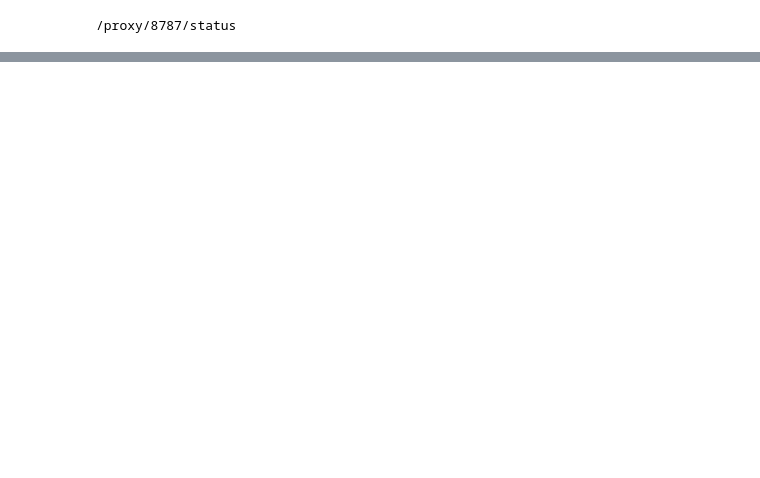
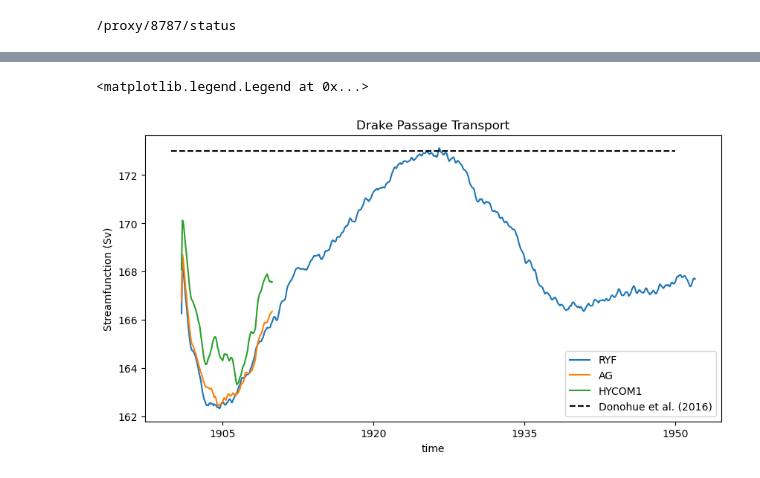
Before and after one commit to AndyHoggANU/anu-tub, a Jupyter notebook: diagnostics/ACCESS-OM3-Testing.ipynb, the cells around one changed output, grey strips where cells are left out. Drawn from its saved outputs; the diff is of its cells as text; code cells hidden in the pictures; blank space fills up the shorter version.

```diff
--- a/diagnostics/ACCESS-OM3-Testing.ipynb
+++ b/diagnostics/ACCESS-OM3-Testing.ipynb
@@ -106,0 +103,4 @@ plt.savefig('AG_Test.png',dpi=400)
+# %%
+esm_file_ryf='/g/data/ol01/outputs/access-om3-25km/MC_25km_jra_ryf-1.0-beta-cdfb3543/experiment_datastore.json'
+esm_file_ag ='/g/data/x77/ahg157/access-om3/om3-25km-ag-536027c3/datastore.json'
+esm_file_h1 ='/g/data/x77/ahg157/access-om3/om3-25km-hycom1-fa7a9287/datastore.json'
@@ -106,0 +128,38 @@ plt.savefig('AG_Test.png',dpi=400)
+# %%
+umo_2d_ryf = datastore_ryf.search(variable="umo_2d").to_dask(
+    xarray_open_kwargs = dict(
+        chunks={"time": -1},
+        decode_timedelta=True
+    )
+)
+umo_2d_ag = datastore_ag.search(variable="umo_2d").to_dask(
+    xarray_open_kwargs = dict(
+        chunks={"time": -1},
+        decode_timedelta=True
+    )
+)
+umo_2d_h1 = datastore_h1.search(variable="umo_2d").to_dask(
+    xarray_open_kwargs = dict(
+        chunks={"time": -1},
+        decode_timedelta=True
+    )
+)
+DP_Trans_ryf = umo_2d_ryf["umo_2d"].sel(xq=-70,method='nearest').sel(yh=slice(-71,-54)).sum("yh").load() / 1035 / 1e6
+DP_Trans_ag = umo_2d_ag["umo_2d"].sel(xq=-70,method='nearest').sel(yh=slice(-71,-54)).sum("yh").load() / 1035 / 1e6
+DP_Trans_h1 = umo_2d_h1["umo_2d"].sel(xq=-70,method='nearest').sel(yh=slice(-71,-54)).sum("yh").load() / 1035 / 1e6
+# %%
+plt.figure(figsize=(10, 5))
+
+DP_Trans_ryf.rolling(time=12).mean().plot(label='RYF')
+DP_Trans_ag.rolling(time=12).mean().plot(label='AG')
+DP_Trans_h1.rolling(time=12).mean().plot(label='HYCOM1')
+
+plt.plot([cftime.datetime(1900, 1, 1), cftime.datetime(1949, 12, 31)], [173, 173],
+           'k--', label="Donohue et al. (2016)")
+
+plt.ylabel('Streamfunction (Sv)')
+plt.title('Drake Passage Transport')
+plt.legend()
+# %% [output]
+<matplotlib.legend.Legend at 0x...>
+[figure, added]
```
Also changed, not shown: parts of 15 cells of this notebook.
